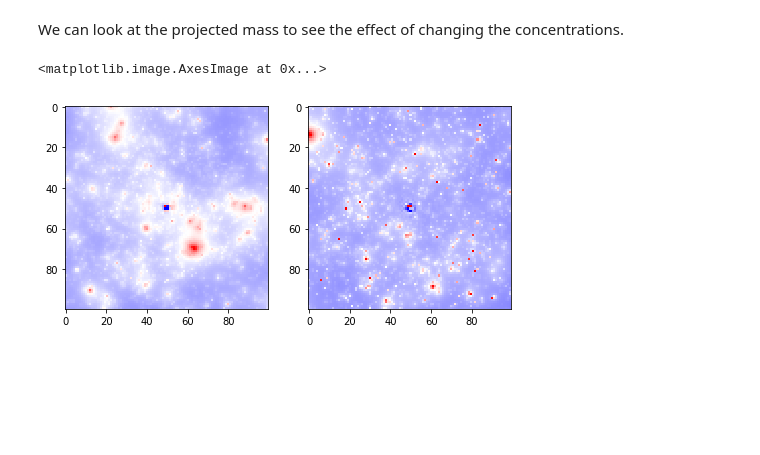
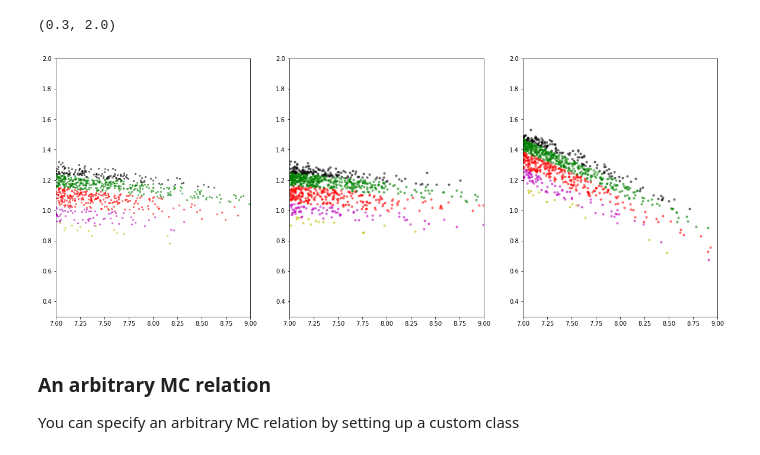
Before and after one commit to dangilman/pyHalo, a Jupyter notebook: example_notebooks/custom_mass_concentration_relations.ipynb, the cells around one changed output. Saved outputs shown, nothing was run; the diff lists cells and outputs as text; code cells hidden in the pictures; blank space fills up the shorter version.

Commit message:
update example notebooks and implement custom mc-relations

```diff
--- a/example_notebooks/custom_mass_concentration_relations.ipynb
+++ b/example_notebooks/custom_mass_concentration_relations.ipynb
@@ -27,19 +58,44 @@ lens_model_halos_only_changeMC = LensModel(lens_model_list_mc, zlens, zsource, l
-# %% [markdown]
-We can look at the projected mass to see the effect of changing the concentrations.
-# %%
-npix = 100
-_x = _y = np.linspace(-1.2, 1.2, npix)
-xx, yy = np.meshgrid(_x, _y)
-shape0 = xx.shape
-kappa_subs = lens_model_halos_only.kappa(xx.ravel(), yy.ravel(), kwargs_halos).reshape(shape0)
-kappa_subs_MC = lens_model_halos_only_changeMC.kappa(xx.ravel(), yy.ravel(), kwargs_halos_mc).reshape(shape0)
-
-fig = plt.figure(1)
-ax1 = plt.subplot(121)
-ax2 = plt.subplot(122)
-fig.set_size_inches(8,8)
-ax1.imshow(kappa_subs, vmin=-0.1, vmax=0.1, cmap='bwr')
-ax2.imshow(kappa_subs_MC, vmin=-0.1, vmax=0.1, cmap='bwr')
-# %% [output]
-<matplotlib.image.AxesImage at 0x...>
-[figure, removed]
+# %%
+zlens, zsource = 0.5, 2.5
+kwargs_concentration_model = {'scatter': False}
+realizationCDM_default = CDM(zlens, zsource, cone_opening_angle_arcsec=9.0, sigma_sub=0.0,
+                            kwargs_concentration_model_subhalos=kwargs_concentration_model,
+                            kwargs_concentration_model_fieldhalos=kwargs_concentration_model)
+kwargs_concentration_model = {'c0': 19.0, 'beta': 0.8, 'zeta': 1.0, 'scatter': False}
+realizationCDM_peak_height_1 = CDM(zlens, zsource, cone_opening_angle_arcsec=9.0, sigma_sub=0.0,
+                                concentration_model_subhalos='PEAK_HEIGHT_POWERLAW',
+                                 kwargs_concentration_model_subhalos=kwargs_concentration_model,
+                                concentration_model_fieldhalos='PEAK_HEIGHT_POWERLAW',
+                                 kwargs_concentration_model_fieldhalos=kwargs_concentration_model)
+
+kwargs_concentration_model = {'c0': 19.0, 'beta': 3.8, 'zeta': 1.0, 'scatter': False}
+realizationCDM_peak_height_2 = CDM(zlens, zsource, cone_opening_angle_arcsec=9.0, sigma_sub=0.0,
+                                concentration_model_subhalos='PEAK_HEIGHT_POWERLAW',
+                                 kwargs_concentration_model_subhalos=kwargs_concentration_model,
+                                concentration_model_fieldhalos='PEAK_HEIGHT_POWERLAW',
+                                 kwargs_concentration_model_fieldhalos=kwargs_concentration_model)
+# %%
+fig = plt.figure(1)
+fig.set_size_inches(20, 8)
+ax1 = plt.subplot(131)
+ax2 = plt.subplot(132)
+ax3 = plt.subplot(133)
+kwargs_plot = {'marker': 'o', 'alpha': 0.5, 's': 5}
+plot_mc_relation(ax1, realizationCDM_default, kwargs_plot)
+kwargs_plot = {'marker': 'o', 'alpha': 0.5, 's': 10}
+plot_mc_relation(ax2, realizationCDM_peak_height_1, kwargs_plot)
+kwargs_plot = {'marker': 'o', 'alpha': 0.5, 's': 10}
+plot_mc_relation(ax3, realizationCDM_peak_height_2, kwargs_plot)
+ax1.set_xlim(7., 9.)
+ax1.set_ylim(0.3, 2.0)
+ax2.set_xlim(7.,9.)
+ax2.set_ylim(0.3, 2.0)
+ax3.set_xlim(7., 9.)
+ax3.set_ylim(0.3, 2.0)
+# %% [output]
+(0.3, 2.0)
+[figure, added]
+# %% [markdown]
+### An arbitrary MC relation
+
+You can specify an arbitrary MC relation by setting up a custom class
```
Also changed, not shown: parts of 7 cells of this notebook, 9 other files.
